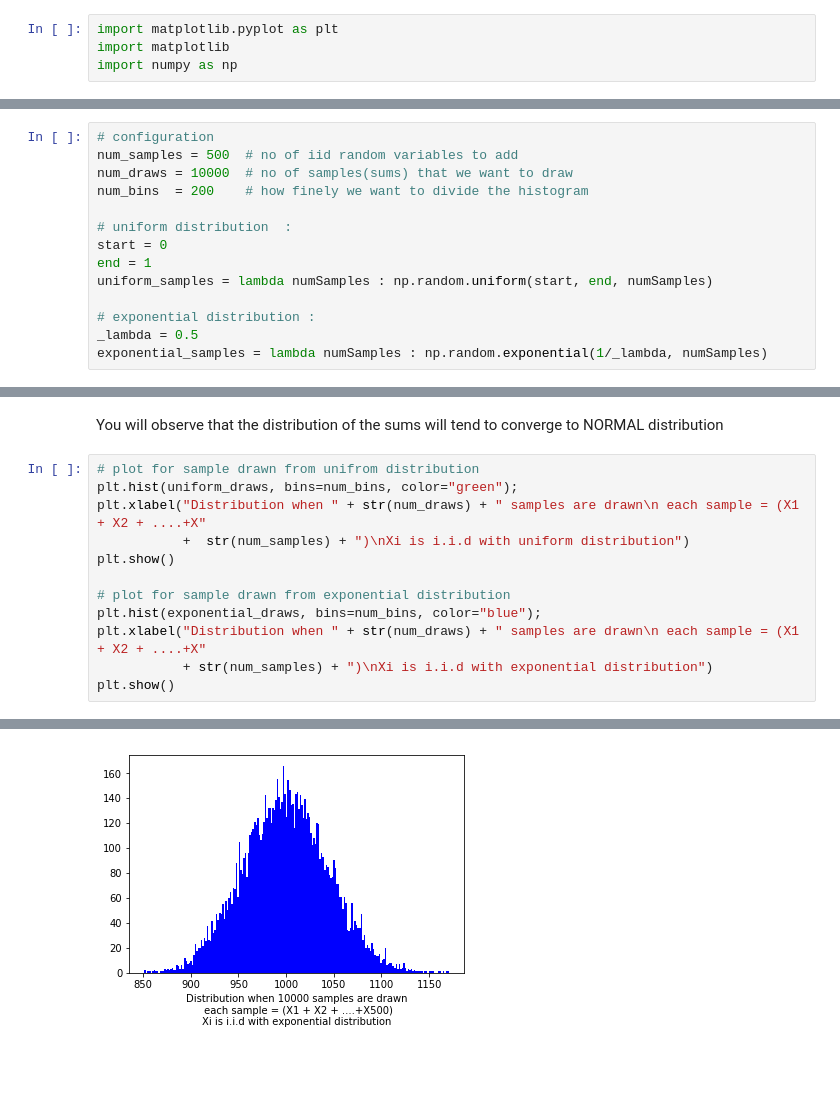
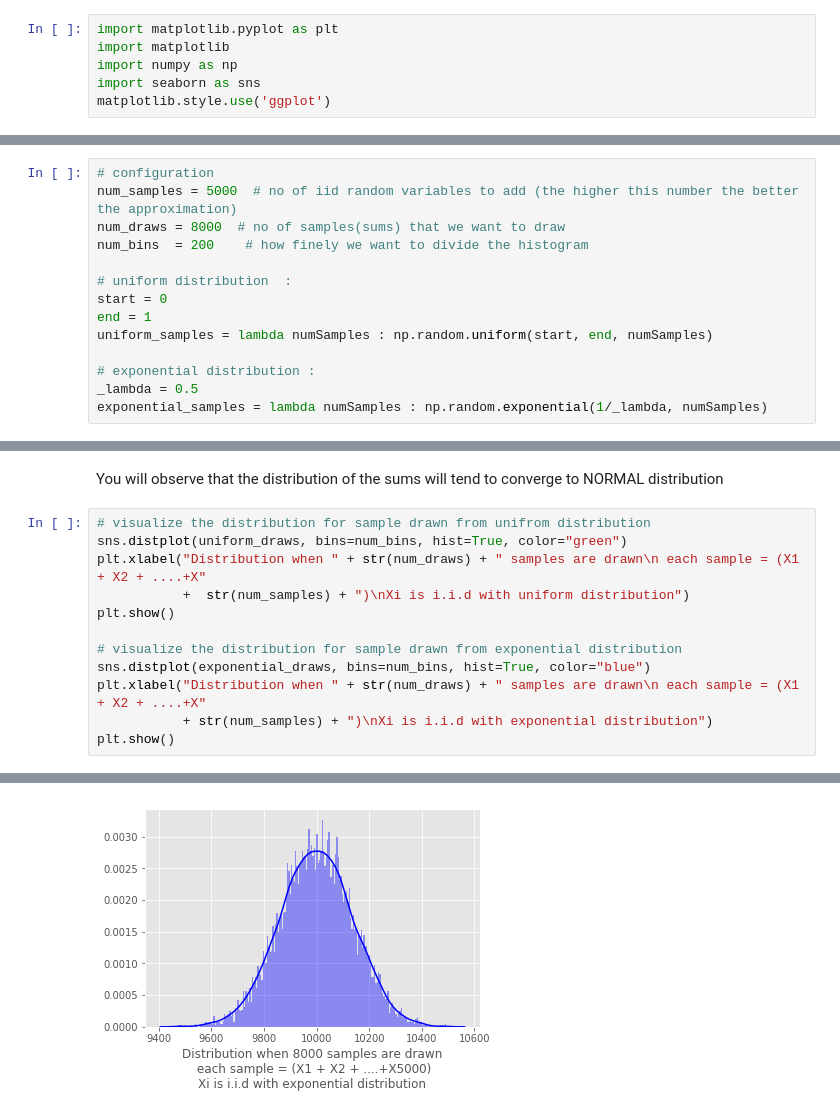
Before and after one commit to shresthaShailav/el_Viz, a Jupyter notebook: probability_theory/central_limit_theorem.ipynb, the cells around one changed output, grey strips where cells are left out. Cells and saved outputs as stored; diff of their text form; blank space fills up the shorter version.

```diff
--- a/probability_theory/central_limit_theorem.ipynb
+++ b/probability_theory/central_limit_theorem.ipynb
@@ -2,6 +2,8 @@
 import matplotlib.pyplot as plt
 import matplotlib
 import numpy as np
+import seaborn as sns
+matplotlib.style.use('ggplot')
 # %% [markdown]
 Practically speaking, the Central limit theorm says  the following :
 
@@ -23,7 +58,7 @@ Theoritically, Central Limit Theorem says
 # %%
 # configuration
-num_samples = 500  # no of iid random variables to add
-num_draws = 10000  # no of samples(sums) that we want to draw
+num_samples = 5000  # no of iid random variables to add (the higher this number the better the approximation)
+num_draws = 8000  # no of samples(sums) that we want to draw
 num_bins  = 200    # how finely we want to divide the histogram
 
 # uniform distribution  :
@@ -61,14 +96,14 @@ exponential_draws = [sum(exponential_samples(num_samples)) for i in range(num_dr
 # %% [markdown]
 You will observe that the distribution of the sums will tend to converge to NORMAL distribution
 # %%
-# plot for sample drawn from unifrom distribution
-plt.hist(uniform_draws, bins=num_bins, color="green");
+# visualize the distribution for sample drawn from unifrom distribution
+sns.distplot(uniform_draws, bins=num_bins, hist=True, color="green")
 plt.xlabel("Distribution when " + str(num_draws) + " samples are drawn\n each sample = (X1 + X2 + ....+X"
            +  str(num_samples) + ")\nXi is i.i.d with uniform distribution")
 plt.show()
 
-# plot for sample drawn from exponential distribution
-plt.hist(exponential_draws, bins=num_bins, color="blue");
+# visualize the distribution for sample drawn from exponential distribution
+sns.distplot(exponential_draws, bins=num_bins, hist=True, color="blue")
 plt.xlabel("Distribution when " + str(num_draws) + " samples are drawn\n each sample = (X1 + X2 + ....+X"
            + str(num_samples) + ")\nXi is i.i.d with exponential distribution")
 plt.show()
@@ -77 +112 @@ plt.show()
-[figure, old version]
+[figure, new version]
```
Also changed, not shown: parts of 3 cells of this notebook.
